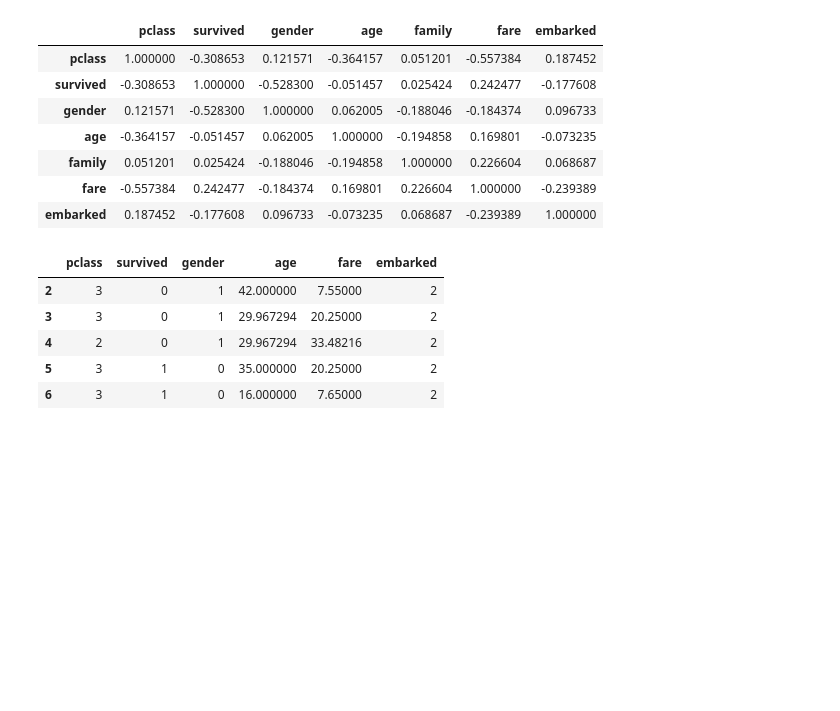
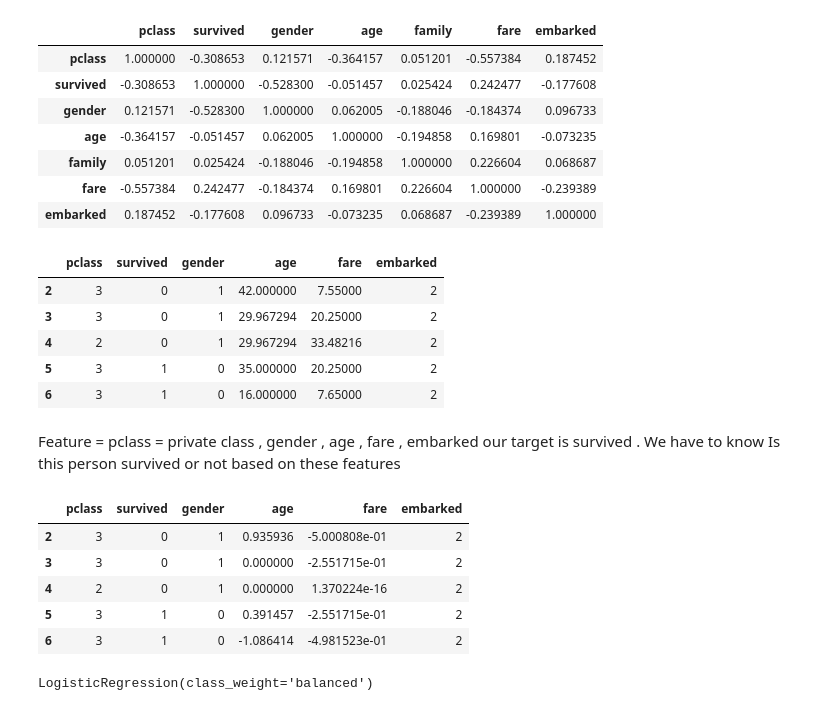
Before and after one commit to Bryan-eng-lng/Machine-Learning-Projects-, a Jupyter notebook: Titanic.ipynb, the cells around one changed output. Saved outputs shown, nothing was run; the diff lists cells and outputs as text; code cells hidden in the pictures; blank space fills up the shorter version.

Commit message:
LogisticRegression Implemented

```diff
--- a/Titanic.ipynb
+++ b/Titanic.ipynb
@@ -274,0 +280,15 @@ df.head()
+# %% [markdown]
+Feature = pclass = private class , gender , age , fare , embarked our target is survived . We have to know Is this person survived or not based on these features
+# %%
+scaler = StandardScaler()
+
+df[['age' , 'fare']] = scaler.fit_transform(df[['age' , 'fare']])
+# %%
+df.head()
+# %% [output]
+|  | pclass | survived | gender | age | fare | embarked |
+| 2 | 3 | 0 | 1 | 0.935936 | -5.000808e-01 | 2 |
+| 3 | 3 | 0 | 1 | 0.000000 | -2.551715e-01 | 2 |
+| 4 | 2 | 0 | 1 | 0.000000 | 1.370224e-16 | 2 |
+| 5 | 3 | 1 | 0 | 0.391457 | -2.551715e-01 | 2 |
+| 6 | 3 | 1 | 0 | -1.086414 | -4.981523e-01 | 2 |
@@ -274,0 +305,4 @@ df.head()
+# %%
+model.fit(X_train , y_train)
+# %% [output]
+LogisticRegression(class_weight='balanced')
```
Also changed, not shown: parts of 9 cells of this notebook.
